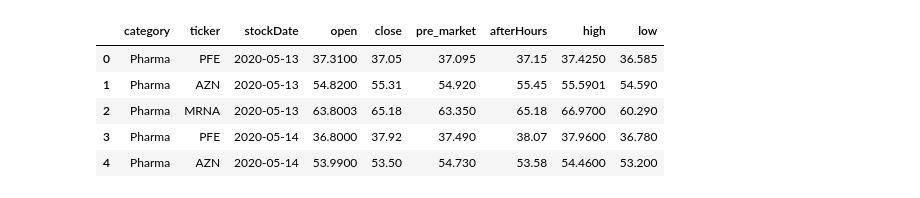
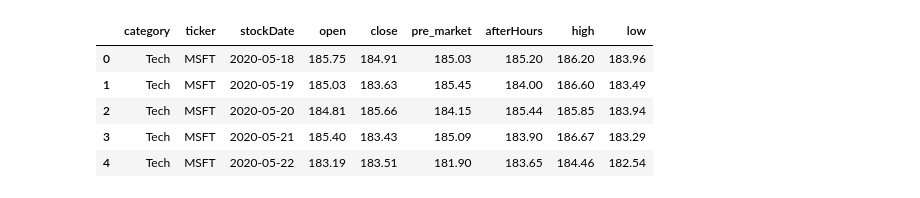
Before and after one commit to svishakan/Social-Media-Based-Stock-Market-Analysis, a Jupyter notebook: Database/StockApproximator.ipynb, the cells around one changed output. Cells and saved outputs as stored; diff of their text form; code cells hidden in the pictures.

```diff
--- a/Database/StockApproximator.ipynb
+++ b/Database/StockApproximator.ipynb
@@ -12,21 +12,21 @@ import tqdm
 from tqdm.notebook import tqdm
 # %%
 # Connecting to the FYP database
-connection = sqlite3.connect(os.path.join(os.getcwd(), "../Database/fypdb-PnF.sqlite"))
+connection = sqlite3.connect(os.path.join(os.getcwd(), "../Database/fypdb.sqlite"))
 
 # Creating a cursor object to execute SQL queries on a database table
 cursor = connection.cursor()
 # %%
-df = pd.read_sql_query("SELECT * from stocks", connection)
+df = pd.read_sql_query("SELECT * from stocks WHERE ticker LIKE 'MSFT'", connection)
 
 df.head()
 # %% [output]
 |  | category | ticker | stockDate | open | close | pre_market | afterHours | high | low |
-| 0 | Pharma | PFE | 2020-05-13 | 37.3100 | 37.05 | 37.095 | 37.15 | 37.4250 | 36.585 |
-| 1 | Pharma | AZN | 2020-05-13 | 54.8200 | 55.31 | 54.920 | 55.45 | 55.5901 | 54.590 |
-| 2 | Pharma | MRNA | 2020-05-13 | 63.8003 | 65.18 | 63.350 | 65.18 | 66.9700 | 60.290 |
-| 3 | Pharma | PFE | 2020-05-14 | 36.8000 | 37.92 | 37.490 | 38.07 | 37.9600 | 36.780 |
-| 4 | Pharma | AZN | 2020-05-14 | 53.9900 | 53.50 | 54.730 | 53.58 | 54.4600 | 53.200 |
+| 0 | Tech | MSFT | 2020-05-18 | 185.75 | 184.91 | 185.03 | 185.20 | 186.20 | 183.96 |
+| 1 | Tech | MSFT | 2020-05-19 | 185.03 | 183.63 | 185.45 | 184.00 | 186.60 | 183.49 |
+| 2 | Tech | MSFT | 2020-05-20 | 184.81 | 185.66 | 184.15 | 185.44 | 185.85 | 183.94 |
+| 3 | Tech | MSFT | 2020-05-21 | 185.40 | 183.43 | 185.09 | 183.90 | 186.67 | 183.29 |
+| 4 | Tech | MSFT | 2020-05-22 | 183.19 | 183.51 | 181.90 | 183.65 | 184.46 | 182.54 |
 # %%
 g_df = df.groupby('ticker')
 # %%
```
Also changed, not shown: parts of 2 cells of this notebook, 10 other files.
